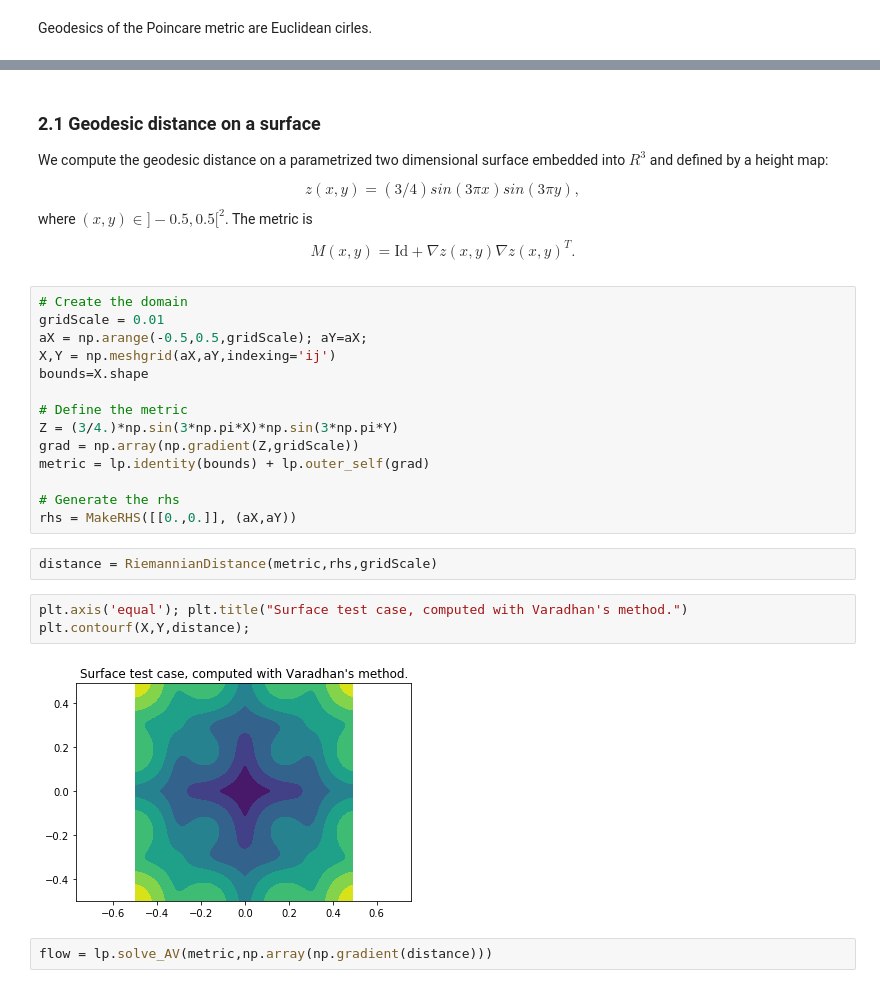
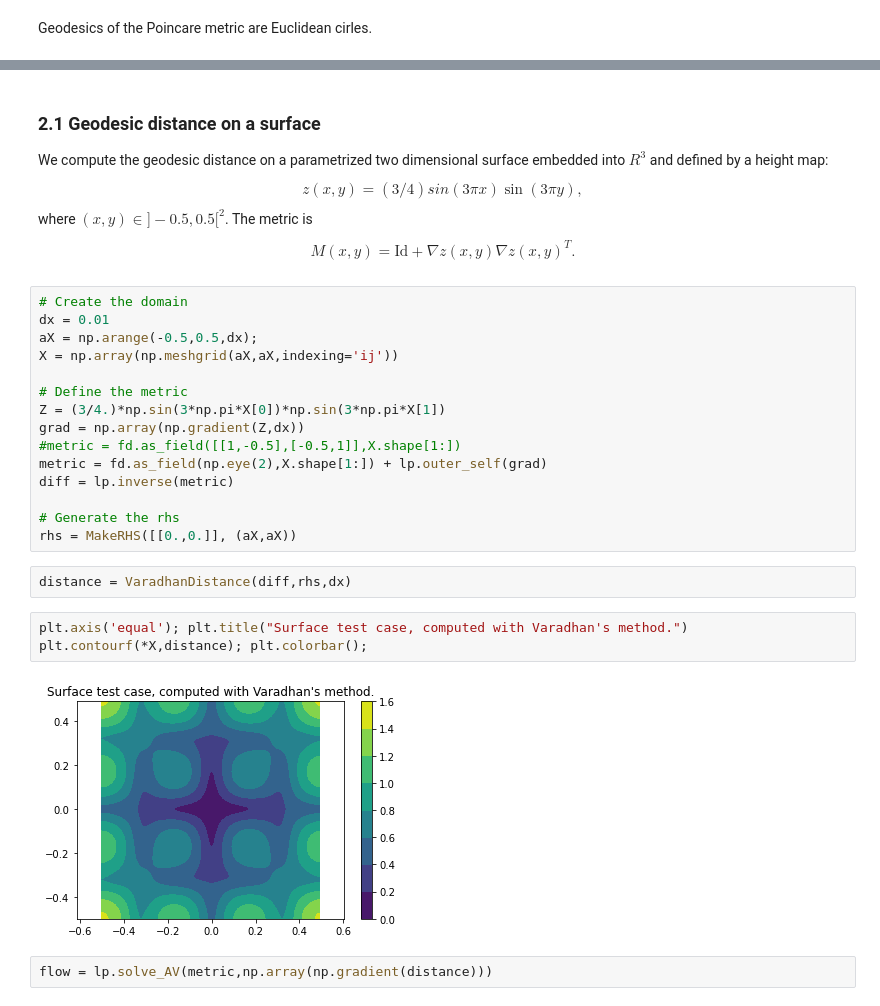
Before and after one commit to Mirebeau/AdaptiveGridDiscretizations, a Jupyter notebook: Notebooks_Div/VaradhanGeodesics.ipynb, the cells around one changed output, grey strips where cells are left out. Saved outputs shown, nothing was run; the diff lists cells and outputs as text.

Commit message:
Update Varadhan with alternate discretization, and consistency checks with LinearPDE.

```diff
--- a/Notebooks_Div/VaradhanGeodesics.ipynb
+++ b/Notebooks_Div/VaradhanGeodesics.ipynb
@@ -359,33 +494,54 @@ The following numerical examples are solved with an alternative numerical method
 
 We compute the geodesic distance on a parametrized two dimensional surface embedded into $R^3$ and defined by a height map:
 $$
-    z(x,y) = (3/4) sin(3 \pi  x) sin(3 \pi y),
+    z(x,y) = (3/4) sin(3 \pi  x) \sin(3 \pi y),
 $$
 where $(x,y) \in ]-0.5,0.5[^2$. The metric is
 $$
     M(x,y) = \mathrm{Id} + \nabla z(x,y) \nabla z(x,y)^T.
 $$
+
+<!---ExoFR
+Implementer cette métrique.
+--->
+
+
+<!---ExoCode
+# Create the domain
+gridScale = 0.01
+aX = np.arange(-0.5,0.5,gridScale);
+X = np.array(np.meshgrid(aX,aX,indexing='ij'))
+
+# Define the metric
+Z = (3/4.)*np.sin(3*np.pi*X[0])*np.sin(3*np.pi*X[1])
+metric = # TODO. Hint : np.gradient
+diff = lp.inverse(metric)
+
+# Generate the rhs
+rhs = MakeRHS([[0.,0.]], (aX,aX))
+--->
 # %%
 # Create the domain
-gridScale = 0.01
-aX = np.arange(-0.5,0.5,gridScale); aY=aX;
-X,Y = np.meshgrid(aX,aY,indexing='ij')
-bounds=X.shape
+dx = 0.01
+aX = np.arange(-0.5,0.5,dx);
+X = np.array(np.meshgrid(aX,aX,indexing='ij'))
 
 # Define the metric
-Z = (3/4.)*np.sin(3*np.pi*X)*np.sin(3*np.pi*Y)
-grad = np.array(np.gradient(Z,gridScale))
-metric = lp.identity(bounds) + lp.outer_self(grad)
+Z = (3/4.)*np.sin(3*np.pi*X[0])*np.sin(3*np.pi*X[1])
+grad = np.array(np.gradient(Z,dx))
+#metric = fd.as_field([[1,-0.5],[-0.5,1]],X.shape[1:])
+metric = fd.as_field(np.eye(2),X.shape[1:]) + lp.outer_self(grad)
+diff = lp.inverse(metric)
 
 # Generate the rhs
-rhs = MakeRHS([[0.,0.]], (aX,aY))
+rhs = MakeRHS([[0.,0.]], (aX,aX))
-# %%
-distance = RiemannianDistance(metric,rhs,gridScale)
+# %%
+distance = VaradhanDistance(diff,rhs,dx)
 # %%
 plt.axis('equal'); plt.title("Surface test case, computed with Varadhan's method.")
-plt.contourf(X,Y,distance);
+plt.contourf(*X,distance); plt.colorbar();
 # %% [output]
-[figure, old version]
+[figure, new version]
 # %%
 flow = lp.solve_AV(metric,np.array(np.gradient(distance)))
 # %%
```
Also changed, not shown: parts of 65 cells of this notebook, 3 other files.
